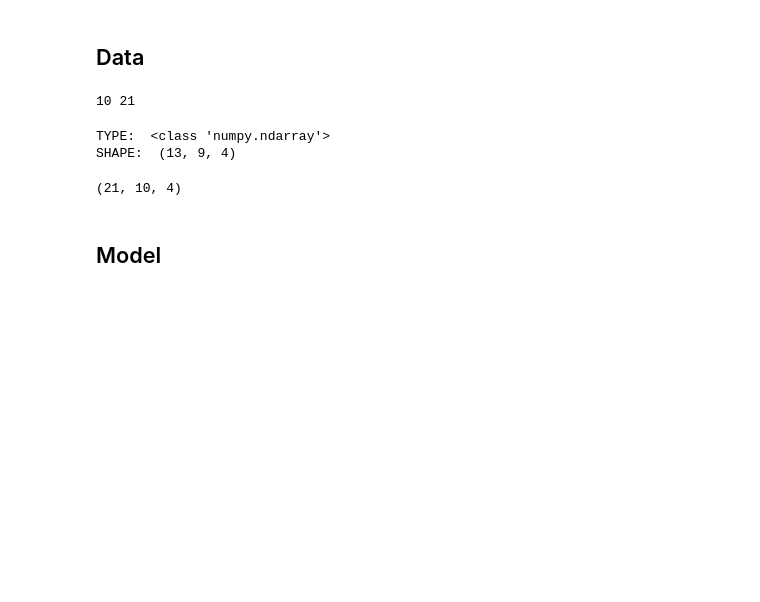
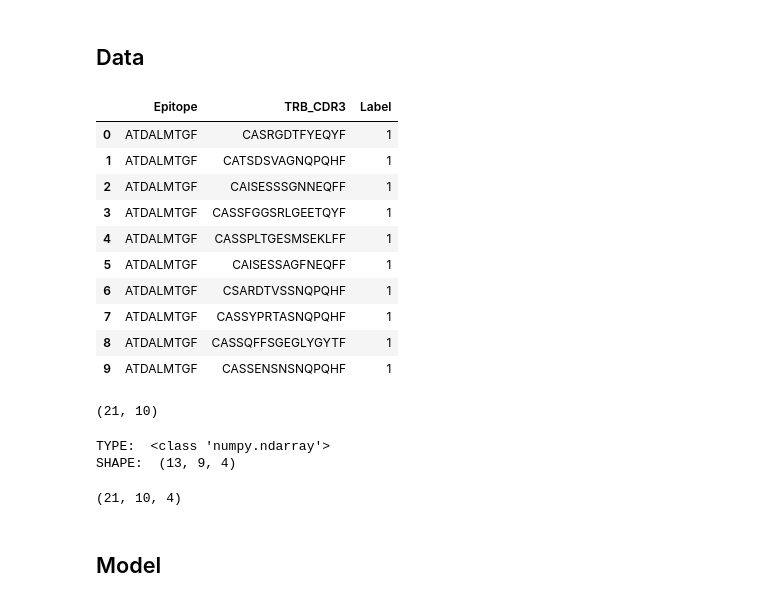
Before and after one commit to MohamedDarkaoui/ImmuneSystemDM, a Jupyter notebook: src/main.ipynb, the cells around one changed output. Saved outputs shown, nothing was run; the diff lists cells and outputs as text; code cells hidden in the pictures; blank space fills up the shorter version.

```diff
--- a/src/main.ipynb
+++ b/src/main.ipynb
@@ -13,26 +10,41 @@ def get_epitopes(folder_name):
 # %%
 # multiple txt files --> one df
-folder = "../data/training_data/"
-epitopes = get_epitopes(folder)
+from data.data_processing import list_epitopes, load_epitope_trb_data
+
+train_folder = '../data/training_data/'
+epitopes = list_epitopes(train_folder)
 
 dfs = []
-
 for epitope in epitopes:
-    df = pd.read_csv(folder + epitope + '.txt', sep='\t')
+    df = load_epitope_trb_data(train_folder, epitope)
     df['Epitope'] = epitope
     df = df[['Epitope', 'TRB_CDR3', 'Label']]
     dfs.append(df)
 
 df = pd.concat(dfs)
-df['Label'] = df['Label'].replace(-1,0)
+df.head(10)
+# %% [output]
+|  | Epitope | TRB_CDR3 | Label |
+| 0 | ATDALMTGF | CASRGDTFYEQYF | 1 |
+| 1 | ATDALMTGF | CATSDSVAGNQPQHF | 1 |
+| 2 | ATDALMTGF | CAISESSSGNNEQFF | 1 |
+| 3 | ATDALMTGF | CASSFGGSRLGEETQYF | 1 |
+| 4 | ATDALMTGF | CASSPLTGESMSEKLFF | 1 |
+| 5 | ATDALMTGF | CAISESSAGFNEQFF | 1 |
+| 6 | ATDALMTGF | CSARDTVSSNQPQHF | 1 |
+| 7 | ATDALMTGF | CASSYPRTASNQPQHF | 1 |
+| 8 | ATDALMTGF | CASSQFFSGEGLYGYTF | 1 |
+| 9 | ATDALMTGF | CASSENSNSNQPQHF | 1 |
 # %%
-# find the maximum sequence lengths
-max_len_ep = len(max(epitopes,key=len))
-max_len_tcr = df['TRB_CDR3'].str.len().max()
+# find the maximum sequence lengths in both train and test set
 
-print(max_len_ep, max_len_tcr)
+from data.data_processing import max_trb_epitope_lengths
+
+max_len_trb, max_len_epitope = max_trb_epitope_lengths(train_folder, '../data/true_set/')
+
+print((max_len_trb, max_len_epitope))
 # %% [output]
-10 21
+(21, 10)
 # %%
 from external.bio.peptide_feature import parse_features, parse_operator
 from external.bio.feature_builder import CombinedPeptideFeatureBuilder
```
Also changed, not shown: parts of 8 cells of this notebook, 2 other files.
